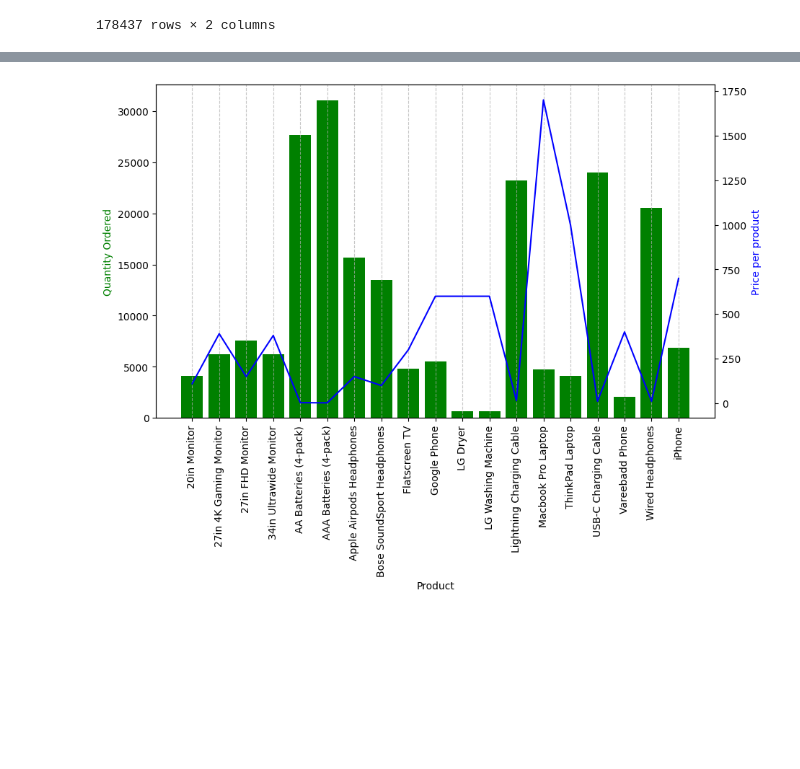
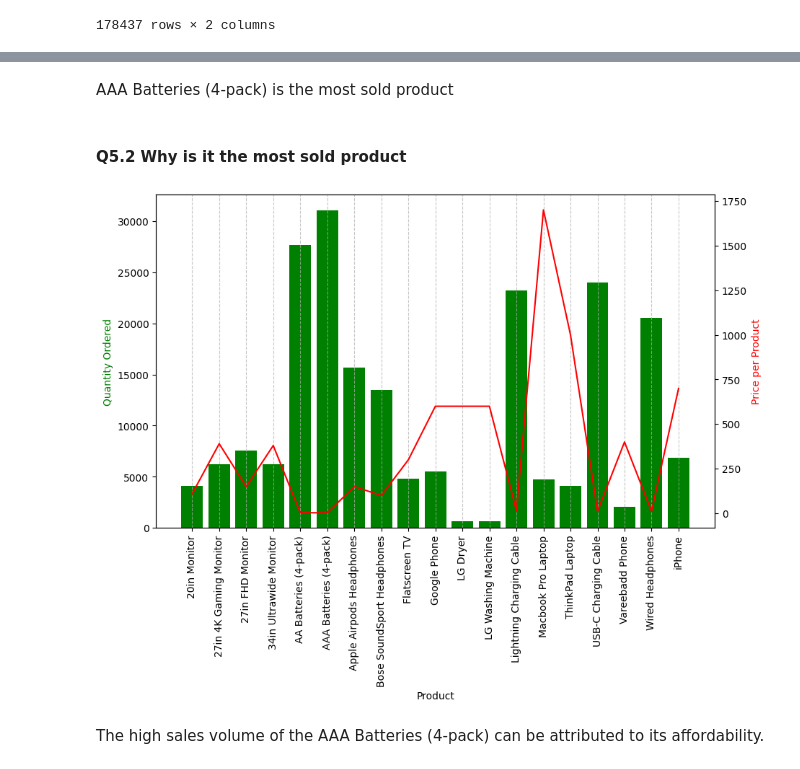
Before and after one commit to Arzion032/1P-Sales-Analysis, a Jupyter notebook: Datasetanalysis.ipynb, the cells around one changed output, grey strips where cells are left out. Saved outputs shown, nothing was run; the diff lists cells and outputs as text; code cells hidden in the pictures; blank space fills up the shorter version.

```diff
--- a/Datasetanalysis.ipynb
+++ b/Datasetanalysis.ipynb
@@ -363,0 +286,9 @@ See the caveats in the documentation: https://pandas.pydata.org/pandas-docs/stab
+# %%
+def get_value(series):
+    return series.iloc[0]
+
+Q5 = all_data.loc[:, ["Product", "Quantity Ordered","Price Each"]]
+Q5 = Q5.groupby("Product").agg({'Quantity Ordered': 'sum',
+                                'Price Each': get_value}).reset_index()
+
+Q5.sort_values(["Quantity Ordered"], ascending=False)
@@ -493,3 +323,0 @@ count.most_common()
-# %%
-Q5 = all_data[['Quantity Ordered', 'Product']]
-Q5.groupby('Product',as_index=False).sum()
@@ -525,21 +324,21 @@ plt.show()
+# %% [markdown]
+AAA Batteries (4-pack) is the most sold product
+# %% [markdown]
+#### Q5.2 Why is it the most sold product
 # %%
-Product = [product for product in Q5.groupby('Product',as_index=False).sum()['Product']]
-quantity_ordered = Q5.groupby('Product').sum()['Quantity Ordered']
-prices = all_data.groupby('Product')['Price Each'].mean()
-fig, ax1 = plt.subplots(figsize=(10, 6))
+fig, ax1 = plt.subplots(figsize=(10,6))
+ax2 = ax1.twinx()
 
-ax2 = ax1.twinx()
-ax1.bar(Product, quantity_ordered, color='g')
-ax2.plot(Product, prices, color='b')
+ax1.bar(Q5["Product"], Q5["Quantity Ordered"], color ='green')
+ax2.plot(Q5["Product"], Q5["Price Each"], color = 'red')
 
+ax1.set_xticklabels(Q5["Product"],rotation ='vertical')
 ax1.set_xlabel('Product')
-ax1.set_ylabel('Quantity Ordered', color='g')
-ax2.set_ylabel('Price per product', color='b')
-ax1.set_xticklabels(Product,rotation='vertical')
+ax1.set_ylabel('Quantity Ordered', color ='green')
+ax2.set_ylabel('Price per Product', color ='red')
 
 ax1.grid(True, linestyle='--', alpha=0.7, which='major', axis='x')
-
-
-plt.show()
 # %% [output]
-[figure, old version]
+[figure, new version]
+# %% [markdown]
+The high sales volume of the AAA Batteries (4-pack) can be attributed to its affordability.
```
Also changed, not shown: parts of 26 cells of this notebook.
